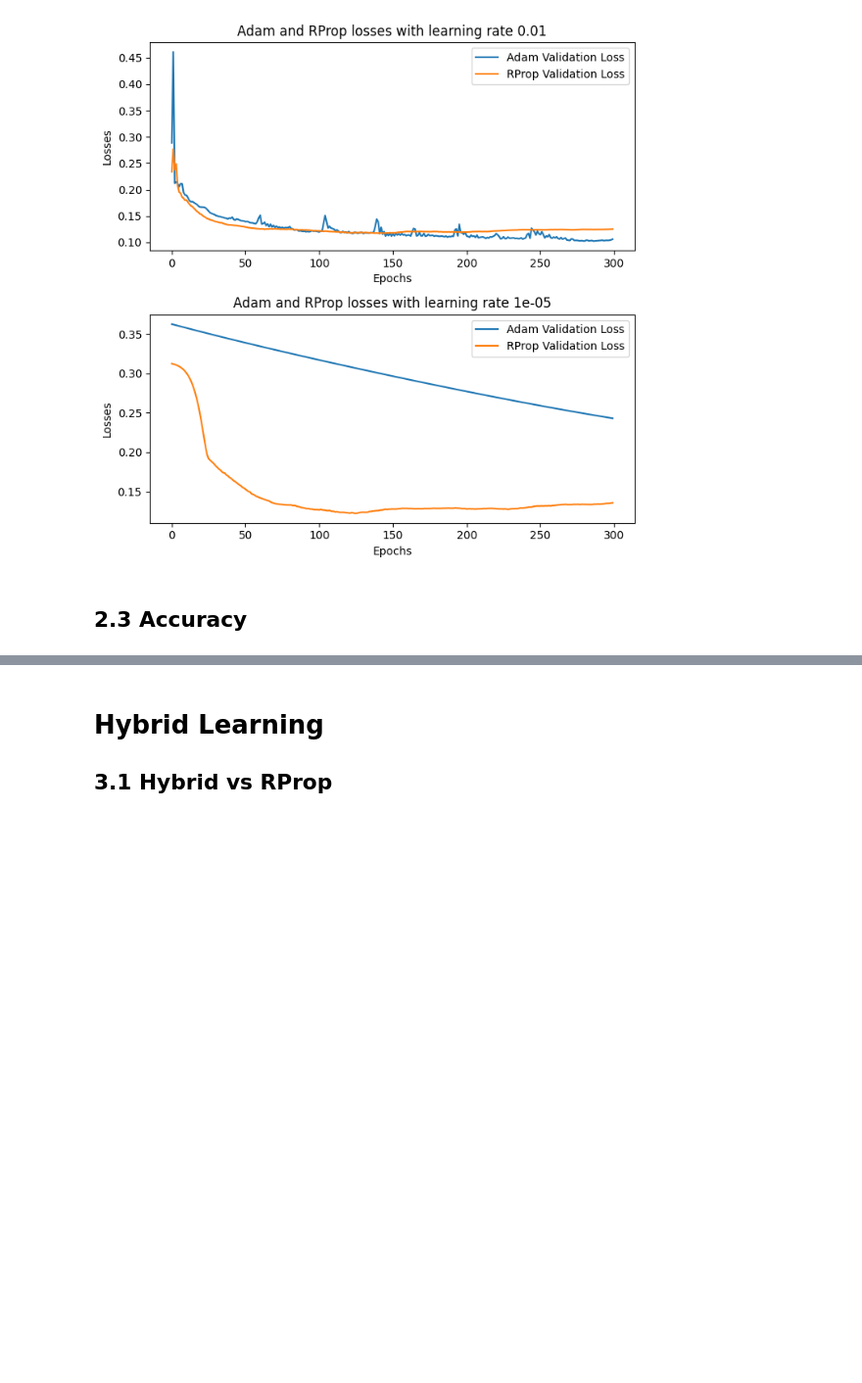
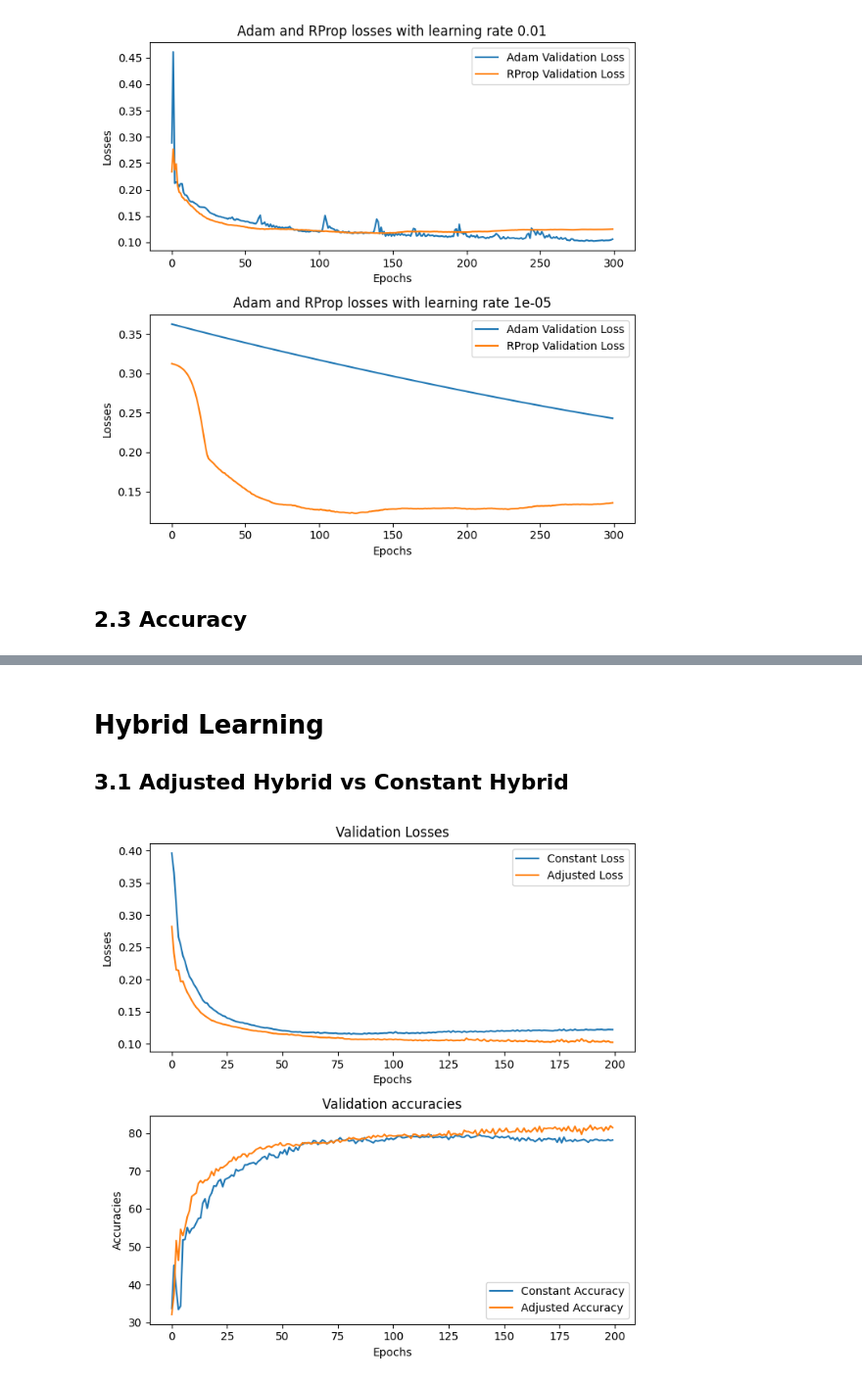
Before and after one commit to Klairgo/COS-711-Assignment-2, a Jupyter notebook: u21555258.ipynb, the cells around one changed output, grey strips where cells are left out. Shown at 98% size. Drawn from its saved outputs; the diff is of its cells as text; code cells hidden in the pictures; blank space fills up the shorter version.

```diff
--- a/u21555258.ipynb
+++ b/u21555258.ipynb
@@ -1352,3 +1402,56 @@ Average loss 0.10716585367918015
 # %% [markdown]
 # Hybrid Learning
-## 3.1 Hybrid vs RProp
+## 3.1 Adjusted Hybrid vs Constant Hybrid
+# %%
+act_funct = nn.LeakyReLU()
+
+stack = nn.Sequential(
+    nn.Linear(12, 128),
+    act_funct,
+    nn.Linear(128, 128),
+    act_funct,
+    nn.Linear(128, 128),
+    act_funct,
+    nn.Linear(128, 32),
+    act_funct,
+    nn.Linear(32, 3),
+)
+
+accuracy = []
+loss = []
+epochs = 200
+
+model = NeuralNetwork(nn.MSELoss(),epochs , stack, 0.001, df, optim.Adam)
+epoch_accuracy_train, epoch_accuracy_val, epoch_loss, epoch_val_loss = model.run_hybrid_full(False, True, False)
+
+stack = nn.Sequential(
+    nn.Linear(12, 128),
+    act_funct,
+    nn.Linear(128, 128),
+    act_funct,
+    nn.Linear(128, 128),
+    act_funct,
+    nn.Linear(128, 32),
+    act_funct,
+    nn.Linear(32, 3),
+)
+
+model = NeuralNetwork(nn.MSELoss(),epochs , stack, 0.001, df, optim.Adam)
+epoch_accuracy_train2, epoch_accuracy_val2, epoch_loss2, epoch_val_loss2 = model.run_hybrid_full(False, True, True)
+
+fig,pos = plt.subplots(2,1,figsize=(7,7))
+pos[0].plot(range(epochs),epoch_val_loss, label="Constant Loss")
+pos[0].plot(range(epochs),epoch_val_loss2, label="Adjusted Loss")
+pos[0].set_xlabel("Epochs")
+pos[0].set_ylabel("Losses")
+pos[0].set_title("Validation Losses")
+pos[0].legend()
+pos[1].plot(range(epochs),epoch_accuracy_val,label="Constant Accuracy")
+pos[1].plot(range(epochs),epoch_accuracy_val2,label="Adjusted Accuracy")
+pos[1].set_xlabel("Epochs")
+pos[1].set_ylabel("Accuracies")
+pos[1].set_title("Validation accuracies")
+pos[1].legend()
+plt.tight_layout()
+# %% [output]
+[figure, added]
```
Also changed, not shown: parts of 11 cells of this notebook.
